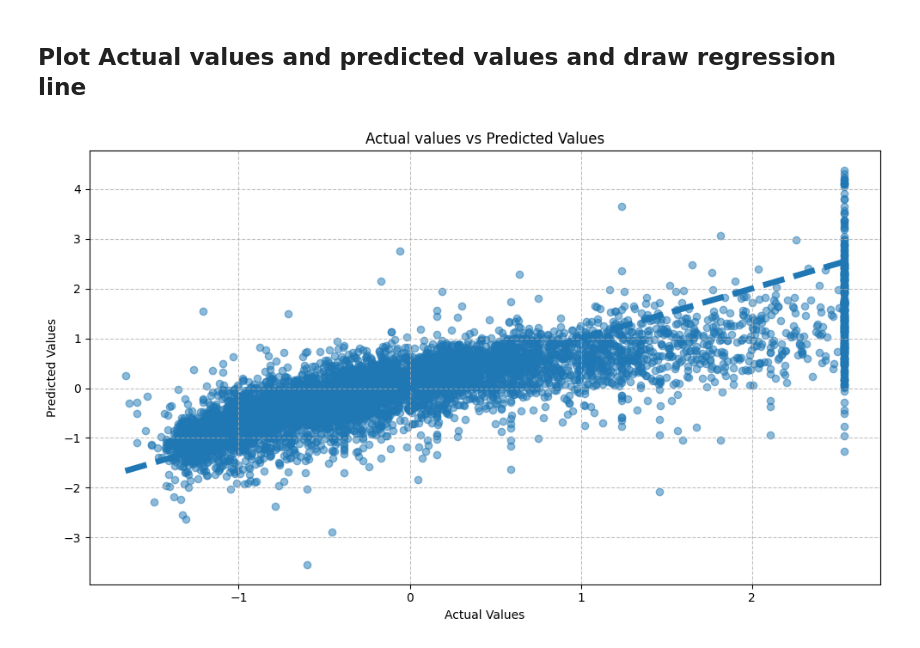
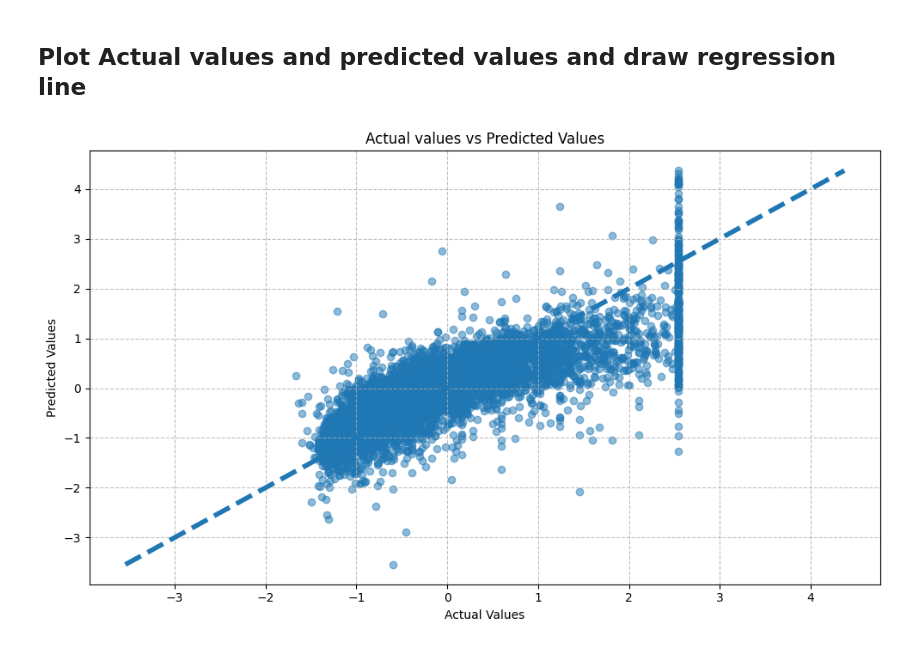
Before and after one commit to Salmankhan3/week3-ml-internship, a Jupyter notebook: multiple_regression.ipynb, the cells around one changed output. Saved outputs shown, nothing was run; the diff lists cells and outputs as text; code cells hidden in the pictures.

```diff
--- a/multiple_regression.ipynb
+++ b/multiple_regression.ipynb
@@ -241,17 +250,17 @@ r_score
 # %%
 plt.figure(figsize=(10,6))
 plt.scatter(y_test,y_pred,alpha=0.5)
 plt.plot(
-    [y_test.min(), y_test.max()],
-    [y_test.min(), y_test.max()],
-    linestyle='--',linewidth=5
+    [y_pred.min(), y_pred.max()],
+    [y_pred.min(), y_pred.max()],
+    linestyle='--',linewidth=4
 )
 plt.title('Actual values vs Predicted Values')
 plt.xlabel("Actual Values")
 plt.ylabel("Predicted Values")
 plt.grid(True, linestyle='--', alpha=0.8)
 plt.tight_layout()
 plt.savefig("California_housing_regression.png",dpi=300)
 plt.show()
 # %% [output]
-[figure, old version]
+[figure, new version]
```
Also changed, not shown: parts of 8 cells of this notebook.
